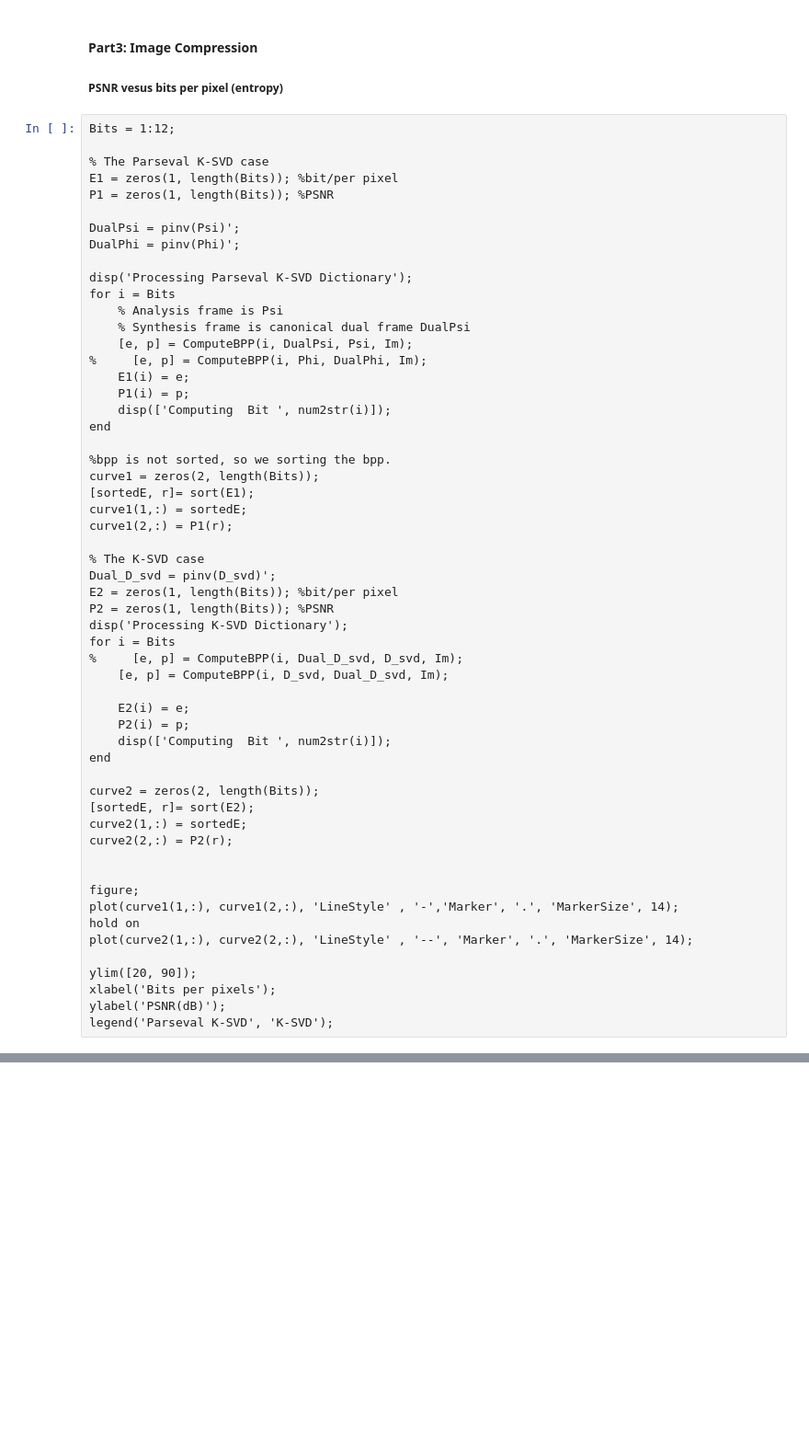
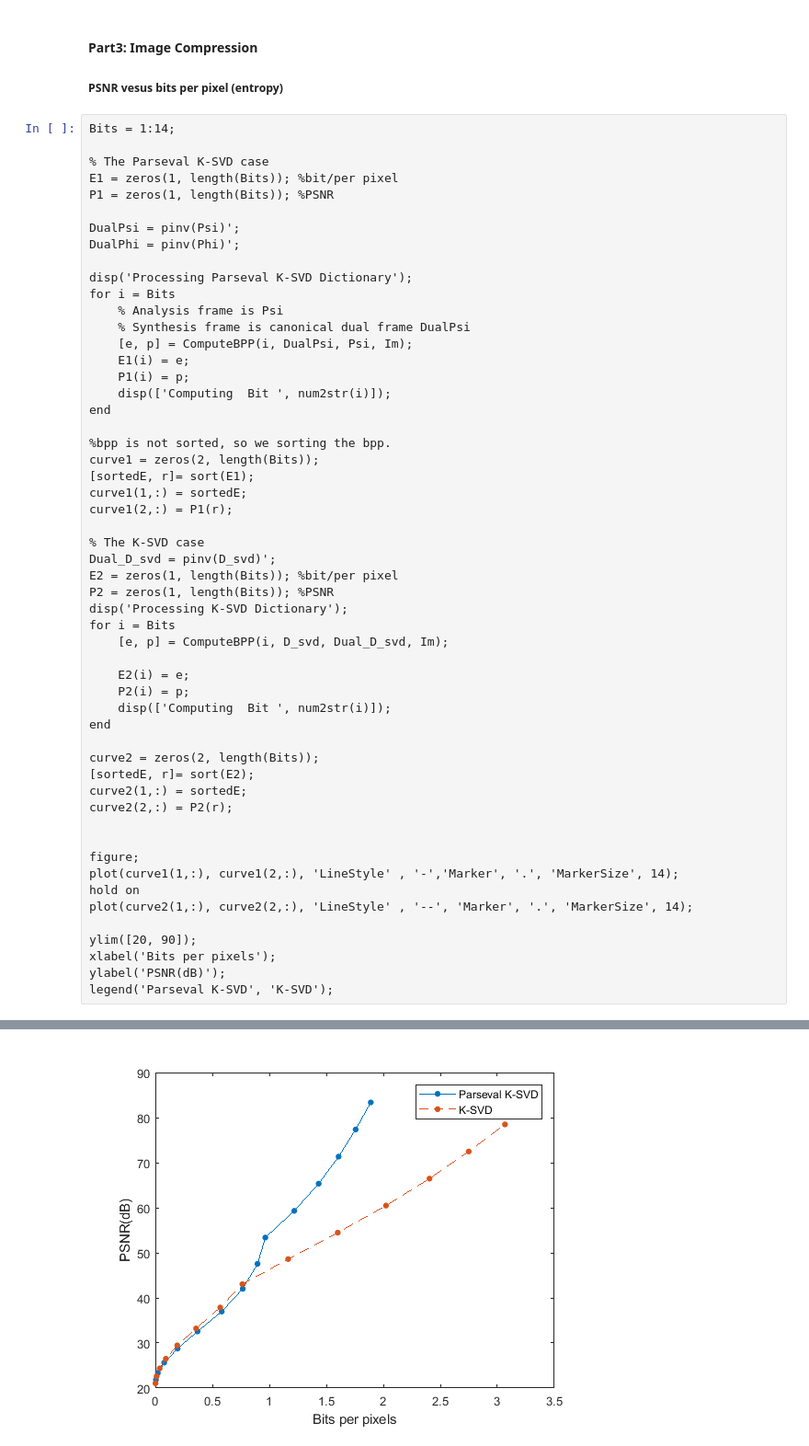
Before and after one commit to kung-bill/Frame_Based_Learning_Parseval_Frame, a Jupyter notebook: Parseval_KSVD_Test.ipynb, the cells around one changed output, grey strips where cells are left out. Shown at 92% size. Saved outputs shown, nothing was run; the diff lists cells and outputs as text; blank space fills up the shorter version.

```diff
--- a/Parseval_KSVD_Test.ipynb
+++ b/Parseval_KSVD_Test.ipynb
@@ -78,7 +121,7 @@ plot(Record.con2); xlabel('Iteration'); ylabel('$\| \psi - \phi \|_F^2$', 'Inter
 #### Part3: Image Compression
 ##### PSNR vesus bits per pixel (entropy)
 # %%
-Bits = 1:12;
+Bits = 1:14;
 
 % The Parseval K-SVD case
 E1 = zeros(1, length(Bits)); %bit/per pixel
@@ -92,7 +135,6 @@ for i = Bits
     % Analysis frame is Psi
     % Synthesis frame is canonical dual frame DualPsi
     [e, p] = ComputeBPP(i, DualPsi, Psi, Im);
-%     [e, p] = ComputeBPP(i, Phi, DualPhi, Im);
     E1(i) = e;
     P1(i) = p;
     disp(['Computing  Bit ', num2str(i)]);
@@ -110,7 +152,6 @@ E2 = zeros(1, length(Bits)); %bit/per pixel
 P2 = zeros(1, length(Bits)); %PSNR
 disp('Processing K-SVD Dictionary');
 for i = Bits
-%     [e, p] = ComputeBPP(i, Dual_D_svd, D_svd, Im);
     [e, p] = ComputeBPP(i, D_svd, Dual_D_svd, Im);
 
     E2(i) = e;
@@ -133,3 +174,4 @@ ylim([20, 90]);
 xlabel('Bits per pixels');
 ylabel('PSNR(dB)');
 legend('Parseval K-SVD', 'K-SVD');
+# %% [output]
@@ -135,0 +195 @@ legend('Parseval K-SVD', 'K-SVD');
+[figure, added]
```
Also changed, not shown: parts of 3 cells of this notebook, 2 other files.
